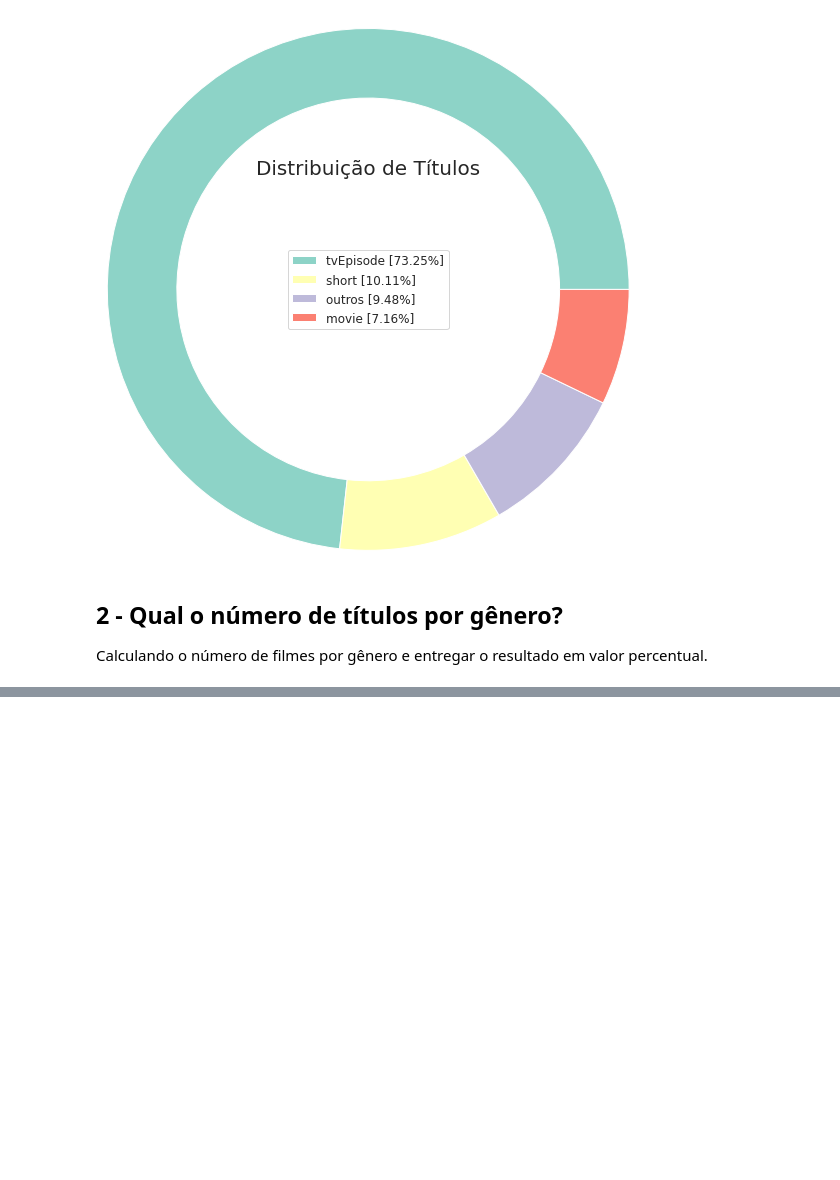
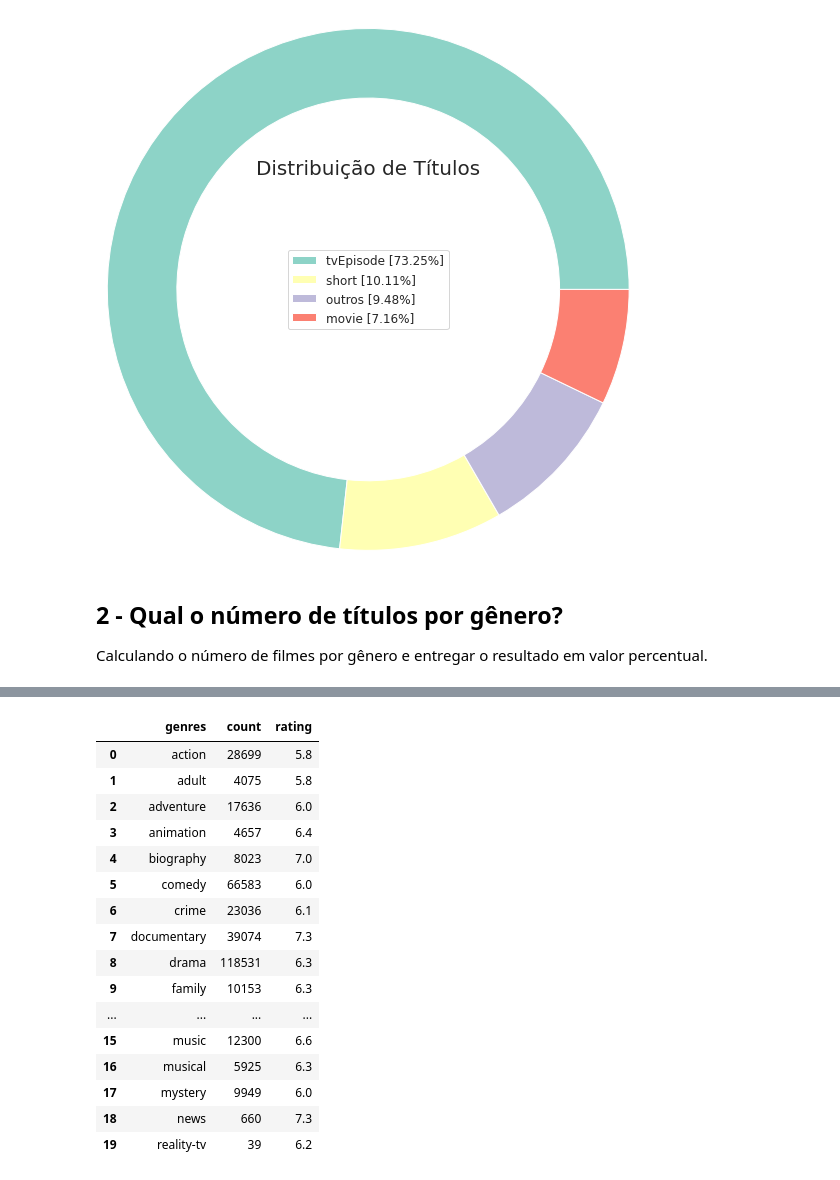
Before and after one commit to saul-rocha/Data_science_imdb, a Jupyter notebook: mini-projeto-imdb.ipynb, the cells around one changed output, grey strips where cells are left out. Saved outputs shown, nothing was run; the diff lists cells and outputs as text; code cells hidden in the pictures; blank space fills up the shorter version.

```diff
--- a/mini-projeto-imdb.ipynb
+++ b/mini-projeto-imdb.ipynb
@@ -219,0 +360,2 @@ Calculando o número de filmes por gênero e entregar o resultado em valor perce
+# %%
+gen_uni = res_generos(resultado3)
@@ -219,0 +387,14 @@ Calculando o número de filmes por gênero e entregar o resultado em valor perce
+# %%
+#customizando as buscas
+
+for item in gen_uni:
+
+    #retorna a contagem de filmes por gênero
+    consulta = "SELECT COUNT(rating) FROM ratings JOIN titles ON ratings.title_id=titles.title_id WHERE genres LIKE"+ "\""+"%"+item+"%"+"\" AND type=\'movie\'"
+    resultado = pd.read_sql_query(consulta, conn)
+    genero_counts.append(resultado.values[0][0])
+
+    #retorna a avaliação de filmes por gênero
+    consulta = "SELECT rating FROM ratings JOIN titles ON ratings.title_id=titles.title_id WHERE genres LIKE" + "\""+"%"+item+"%"+"\" AND type=\'movie\'"
+    resultado = pd.read_sql_query(consulta, conn)
+    genero_ratings.append(np.median(resultado["rating"]))
@@ -219,0 +407,20 @@ Calculando o número de filmes por gênero e entregar o resultado em valor perce
+# %%
+df_genero_ratings.head(20)
+# %% [output]
+|  | genres | count | rating |
+| 0 | action | 28699 | 5.8 |
+| 1 | adult | 4075 | 5.8 |
+| 2 | adventure | 17636 | 6.0 |
+| 3 | animation | 4657 | 6.4 |
+| 4 | biography | 8023 | 7.0 |
+| 5 | comedy | 66583 | 6.0 |
+| 6 | crime | 23036 | 6.1 |
+| 7 | documentary | 39074 | 7.3 |
+| 8 | drama | 118531 | 6.3 |
+| 9 | family | 10153 | 6.3 |
+| ... | ... | ... | ... |
+| 15 | music | 12300 | 6.6 |
+| 16 | musical | 5925 | 6.3 |
+| 17 | mystery | 9949 | 6.0 |
+| 18 | news | 660 | 7.3 |
+| 19 | reality-tv | 39 | 6.2 |
```
Also changed, not shown: parts of 29 cells of this notebook.
